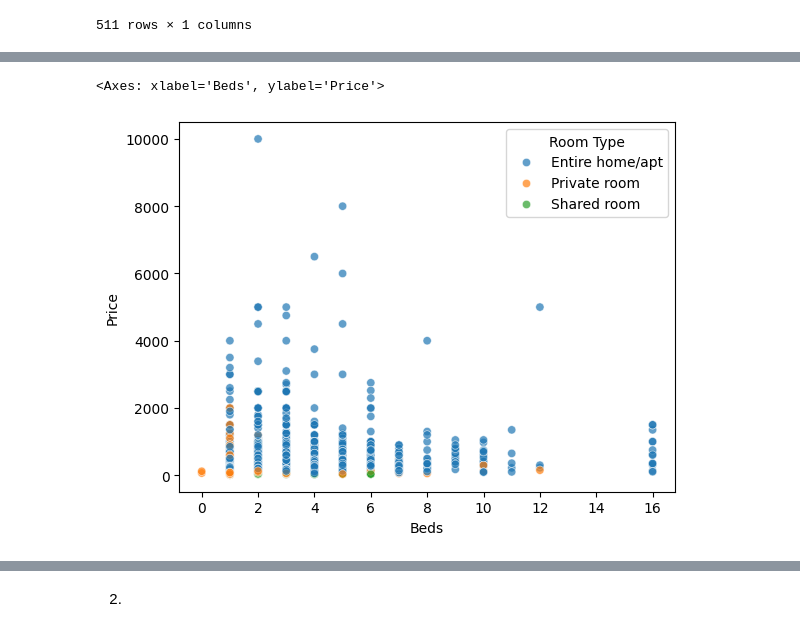
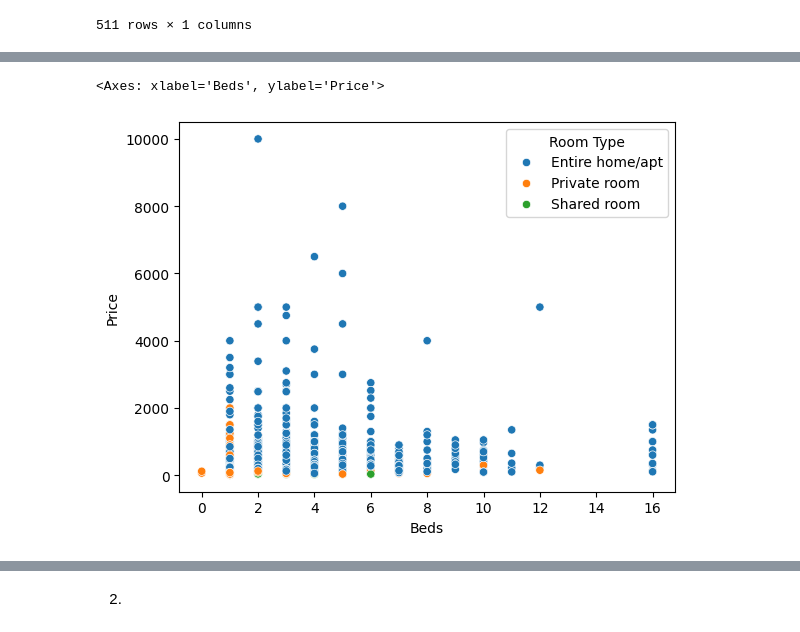
Before and after one commit to mchen899923/lab_hedonic_pricing, a Jupyter notebook: lab_notebook.ipynb, the cells around one changed output, grey strips where cells are left out. Cells and saved outputs as stored; diff of their text form; code cells hidden in the pictures.

```diff
--- a/lab_notebook.ipynb
+++ b/lab_notebook.ipynb
@@ -81,6 +81,8 @@ plt.show()
 [figure]
 # %%
 airbnb2_df['Price'] = airbnb2_df['Price'].str.replace(',', '').astype(float) #Cleaned the Price column (replaced commas, white spaces)
+# %%
+airbnb2_df['Neighbourhood'] = airbnb2_df['Neighbourhood '].str.replace(' ', '')
 # %%
 airbnb2_df.rename(columns={'Review Scores Rating (bin)': 'Review Scores Rating'}, inplace=True)
 # %%
@@ -159,5 +177,5 @@ pd.crosstab(airbnb2_df['Price'], airbnb2_df['Number of Records']) #Crosstab
 # %%
-sns.scatterplot(data=airbnb2_df, x='Beds', y='Price', hue='Room Type', alpha=0.7)
+sns.scatterplot(data=airbnb2_df, x='Beds', y='Price', hue='Room Type')
 # %% [output]
 <Axes: xlabel='Beds', ylabel='Price'>
-[figure, old version]
+[figure, new version]
```
Also changed, not shown: parts of 4 cells of this notebook.
